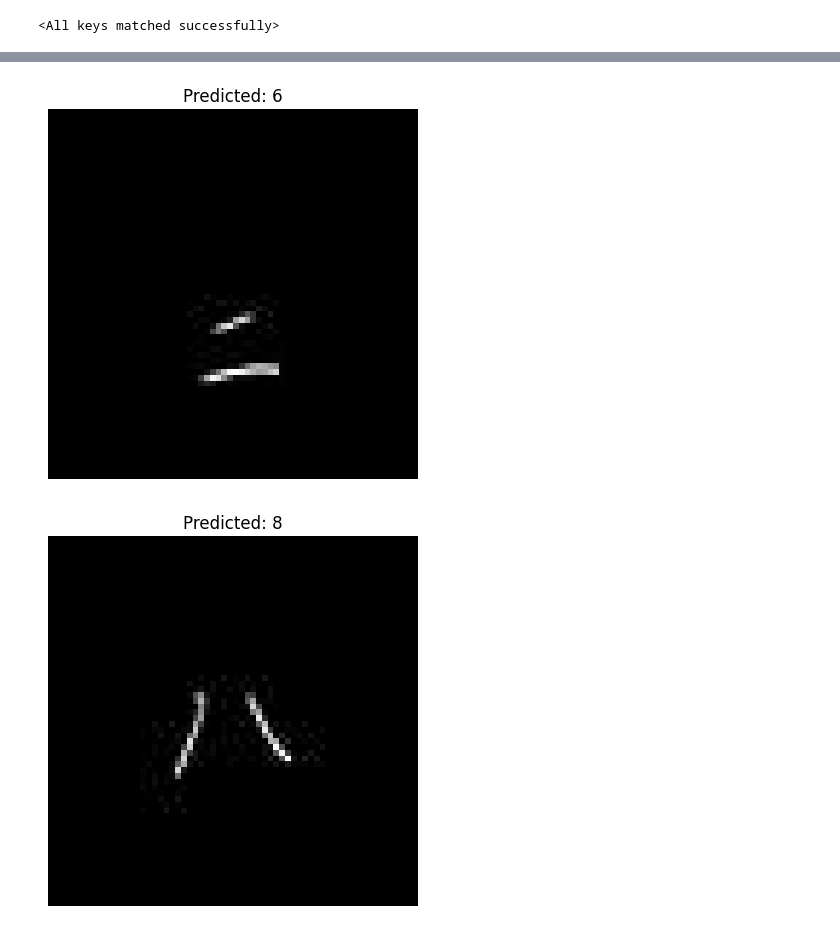
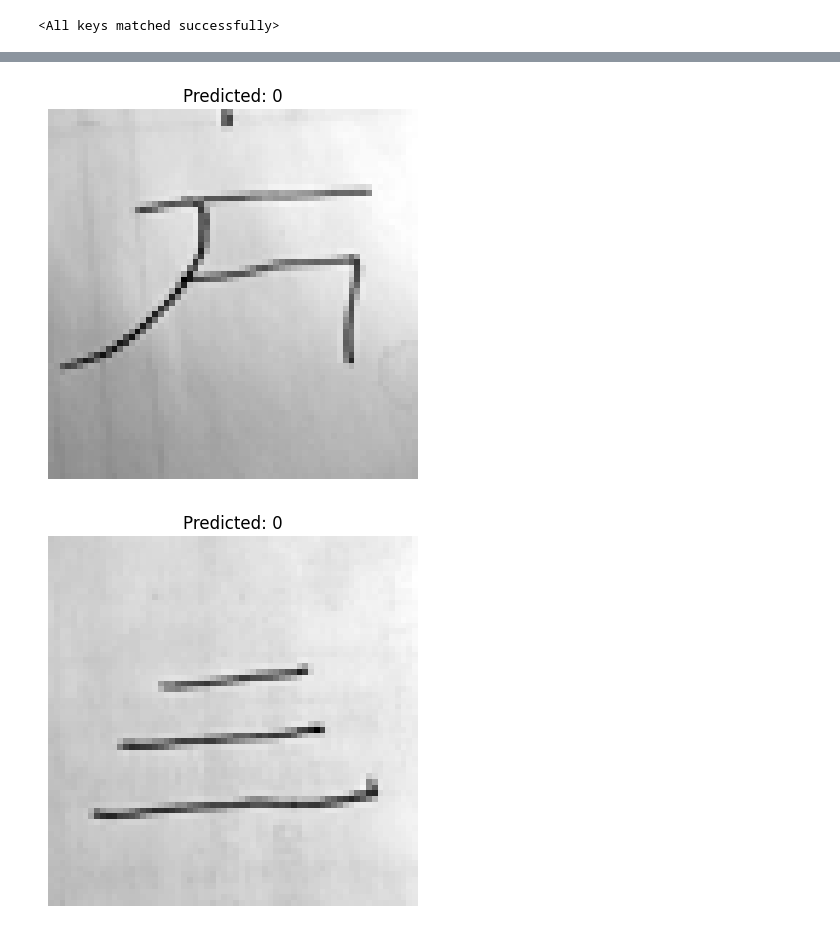
Before and after one commit to Arkww/ChineseNumbersRecognition, a Jupyter notebook: RecognizeChineseNumbers.ipynb, the cells around one changed output, grey strips where cells are left out. Cells and saved outputs as stored; diff of their text form; code cells hidden in the pictures.

```diff
--- a/RecognizeChineseNumbers.ipynb
+++ b/RecognizeChineseNumbers.ipynb
@@ -442,6 +497,15 @@ net.load_state_dict(torch.load('trained_net.pth'))
 # %%
 # List of image paths
 image_paths = [os.path.join(download_folder, filename) for filename in os.listdir(download_folder)]
+from PIL import Image, ImageOps, ImageFilter
+
+def preprocess_image(image_path):
+    img = Image.open(image_path).convert('L')  # Convert to grayscale
+    img = img.filter(ImageFilter.MedianFilter(size=3))  # Noise reduction
+    img = ImageOps.autocontrast(img)  # Improve contrast
+    img = img.resize((64, 64))  # Resize to match training data
+    return img
+
 
 # Set the model to evaluation mode
 net.eval()
@@ -449,9 +513,11 @@ net.eval()
 # Process and predict each image
 with torch.no_grad():
     for image_path in image_paths:
-        # Load and transform the image
-        original_image = Image.open(image_path)  # Load image in grayscale
-        transformed_image = transform(original_image).unsqueeze(0).to(device)  # Add batch dimension and move to device
+        # Preprocess the raw image
+        processed_image = preprocess_image(image_path)
+
+        # Apply the transformation pipeline (convert to tensor, normalize, etc.)
+        transformed_image = transform(processed_image).unsqueeze(0).to(device)  # Add batch dimension
 
         # Get the output of the model
         output = net(transformed_image)
@@ -460,7 +526,7 @@ with torch.no_grad():
         _, predicted = torch.max(output, 1)
 
         # Plot the original image and the predicted class
-        plt.imshow(original_image, cmap='gray')
+        plt.imshow(processed_image, cmap='gray')  # Use the processed image for visualization
         plt.title(f'Predicted: {class_names[predicted.item()]}')
         plt.axis('off')  # Hide the axes
         plt.show()
@@ -469,2 +535,2 @@ with torch.no_grad():
-[figure, old version]
+[figure, new version]
-[figure, old version]
+[figure, new version]
```
Also changed, not shown: parts of 2 cells of this notebook, 10 other files.
